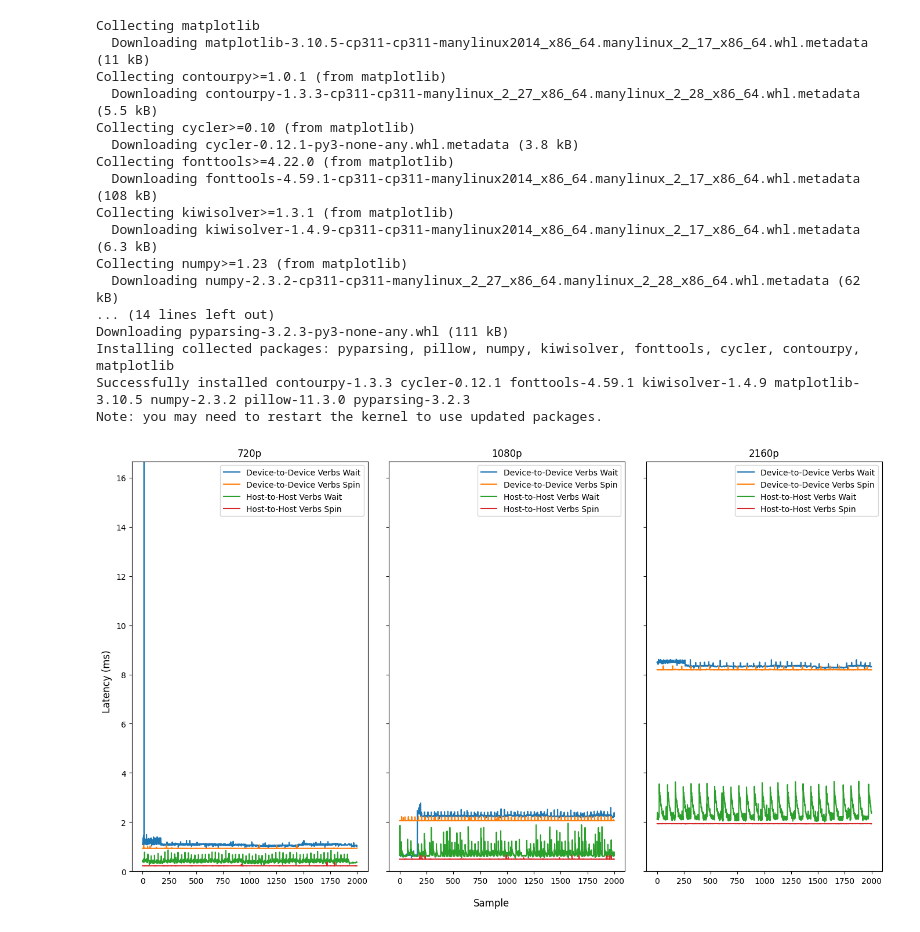
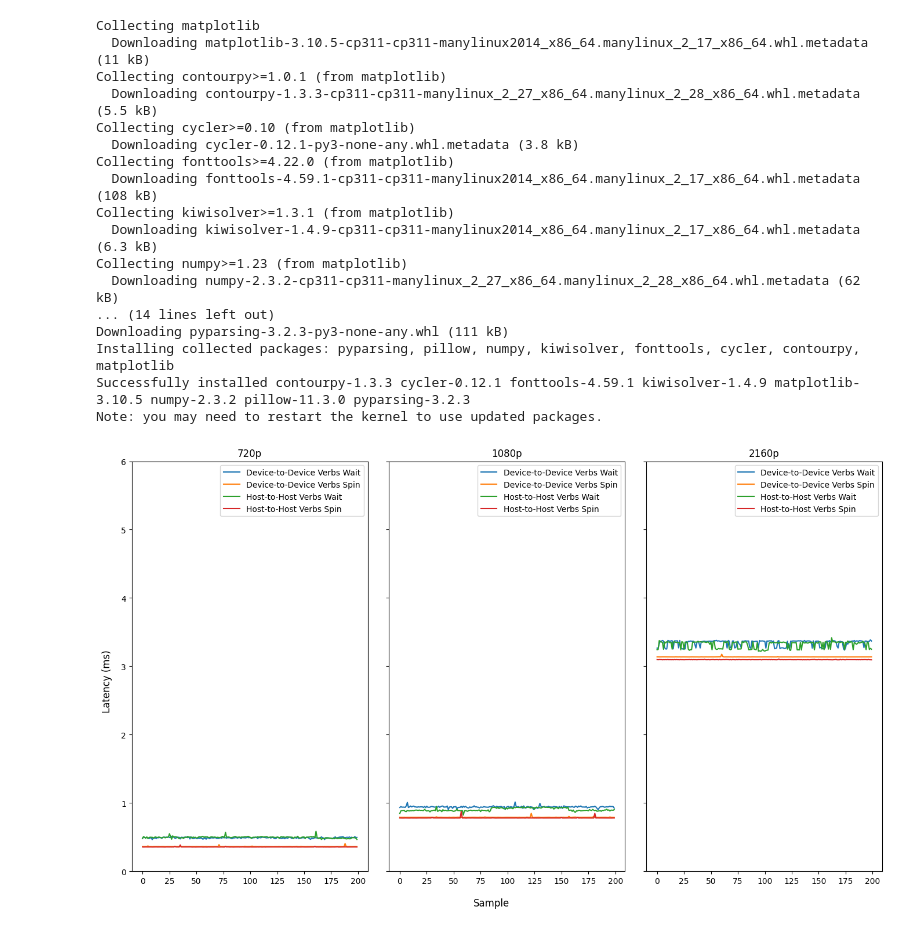
Before and after one commit to jonasohland/mts-fabrics-study, a Jupyter notebook: notebooks/verbs.ipynb, the cells around one changed output. Saved outputs shown, nothing was run; the diff lists cells and outputs as text; code cells hidden in the pictures.

Commit message:
Add data that is stable for h2h and d2d verbs transfers with spice00 and spice02

```diff
--- a/notebooks/verbs.ipynb
+++ b/notebooks/verbs.ipynb
@@ -32,32 +32,32 @@ import polars as pl
 # %%
 formats = [720,1080,2160]
 # %%
+import matplotlib.pyplot as plt
+
 data_h2h_wait = {}
 data_h2h_spin = {}
 data_d2d_wait = {}
 data_d2d_spin = {}
 for img_size in formats:
-    data_d2d_wait[img_size] = pl.read_csv(f"../data/verbs/mxl-test-{img_size}/MXLFabrics+Cuda2Cuda+Verbs+Reflect+Wait.csv").select(pl.col("RoundTrip"))
-    data_d2d_spin[img_size] = pl.read_csv(f"../data/verbs/mxl-test-{img_size}/MXLFabrics+Cuda2Cuda+Verbs+Reflect+Spin.csv").select(pl.col("RoundTrip"))
-    data_h2h_wait[img_size] = pl.read_csv(f"../data/verbs/mxl-test-{img_size}/MXLFabrics+Host2Host+Verbs+Reflect+Wait.csv").select(pl.col("RoundTrip"))
-    data_h2h_spin[img_size] = pl.read_csv(f"../data/verbs/mxl-test-{img_size}/MXLFabrics+Host2Host+Verbs+Reflect+Spin.csv").select(pl.col("RoundTrip"))
+    data_d2d_wait[img_size] = pl.read_csv(f"../data/verbs/gpu-max-clock/{img_size}/MXLFabrics+Cuda2Cuda+Verbs+Reflect+Wait.csv").select(pl.col("Timers"))
+    data_d2d_spin[img_size] = pl.read_csv(f"../data/verbs/gpu-max-clock/{img_size}/MXLFabrics+Cuda2Cuda+Verbs+Reflect+Spin.csv").select(pl.col("Timers"))
+    data_h2h_wait[img_size] = pl.read_csv(f"../data/verbs/gpu-max-clock/{img_size}/MXLFabrics+Host2Host+Verbs+Reflect+Wait.csv").select(pl.col("Timers"))
+    data_h2h_spin[img_size] = pl.read_csv(f"../data/verbs/gpu-max-clock/{img_size}/MXLFabrics+Host2Host+Verbs+Reflect+Spin.csv").select(pl.col("Timers"))
+
+plt.rcParams['figure.figsize'] = [14,8]
+fig, axs = plt.subplots(nrows=1,ncols=len(formats), sharex=True, sharey=True)
+fig.supylabel("Latency (ms)")
+fig.supxlabel("Sample")
+
+fig.tight_layout()
+
+for i, img_size in enumerate(formats):
+    axs[i].set_title(f"{img_size}p")
+    axs[i].set_ylim(0,6)
+    axs[i].plot(data_d2d_wait[img_size]/1e6/2, label=f"Device-to-Device Verbs Wait")
+    axs[i].plot(data_d2d_spin[img_size]/1e6/2, label=f"Device-to-Device Verbs Spin")
+    axs[i].plot(data_h2h_wait[img_size]/1e6/2, label=f"Host-to-Host Verbs Wait")
+    axs[i].plot(data_h2h_spin[img_size]/1e6/2, label=f"Host-to-Host Verbs Spin")
+    axs[i].legend()
+# %% [output]
+[figure, added]
-# %%
-import matplotlib.pyplot as plt
-
-plt.rcParams['figure.figsize'] = [14,8]
-fig, axs = plt.subplots(nrows=1,ncols=3, sharex=True, sharey=True)
-fig.supylabel("Latency (ms)")
-fig.supxlabel("Sample")
-
-fig.tight_layout()
-
-for i, img_size in enumerate(formats):
-    axs[i].set_title(f"{img_size}p")
-    axs[i].set_ylim(0,1e3/60)
-    axs[i].plot(data_d2d_wait[img_size]/1e6/2, label=f"Device-to-Device Verbs Wait")
-    axs[i].plot(data_d2d_spin[img_size]/1e6/2, label=f"Device-to-Device Verbs Spin")
-    axs[i].plot(data_h2h_wait[img_size]/1e6/2, label=f"Host-to-Host Verbs Wait")
-    axs[i].plot(data_h2h_spin[img_size]/1e6/2, label=f"Host-to-Host Verbs Spin")
-    axs[i].legend()
-# %% [output]
-[figure, removed]
```
Also changed, not shown: 12 other files.
